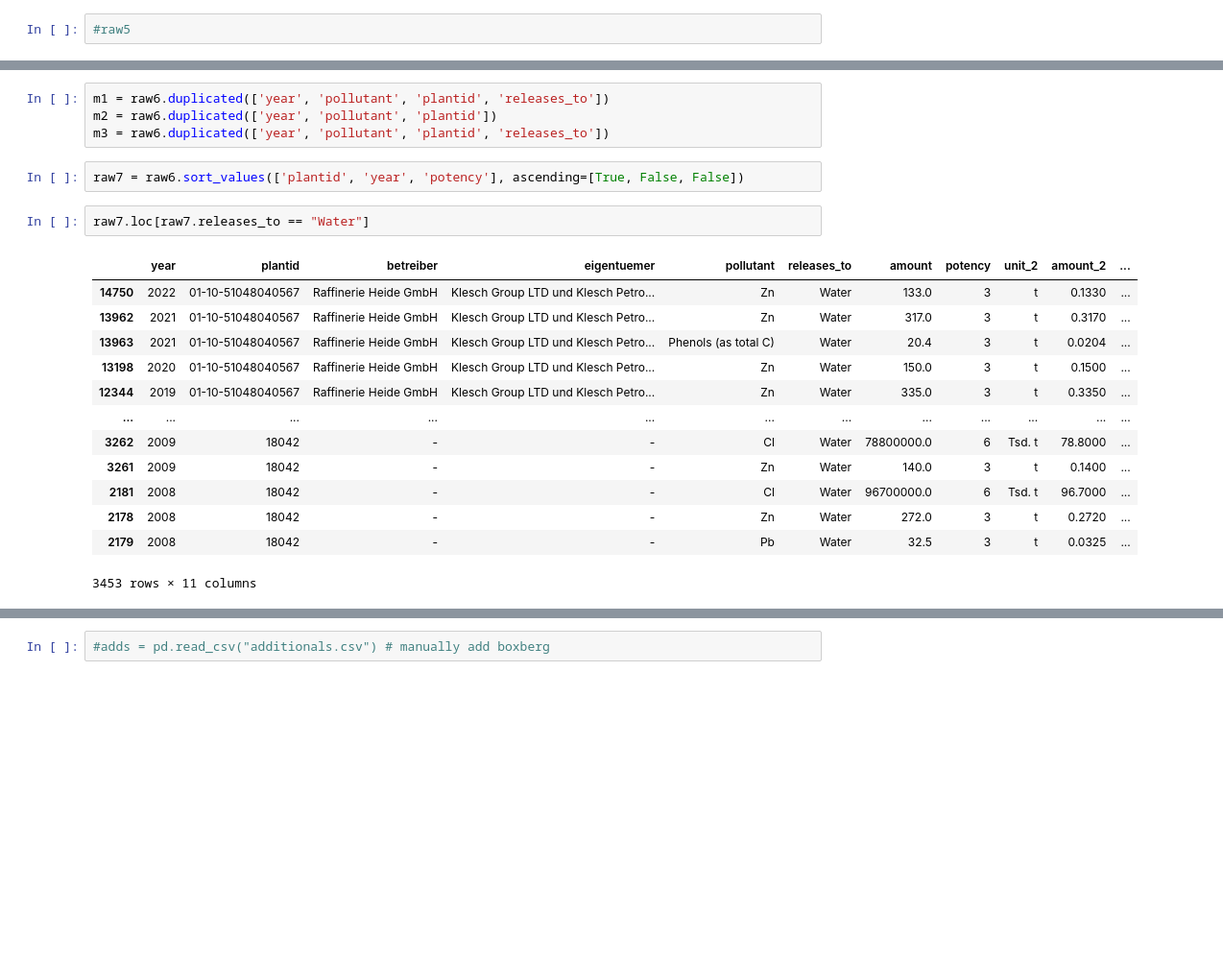
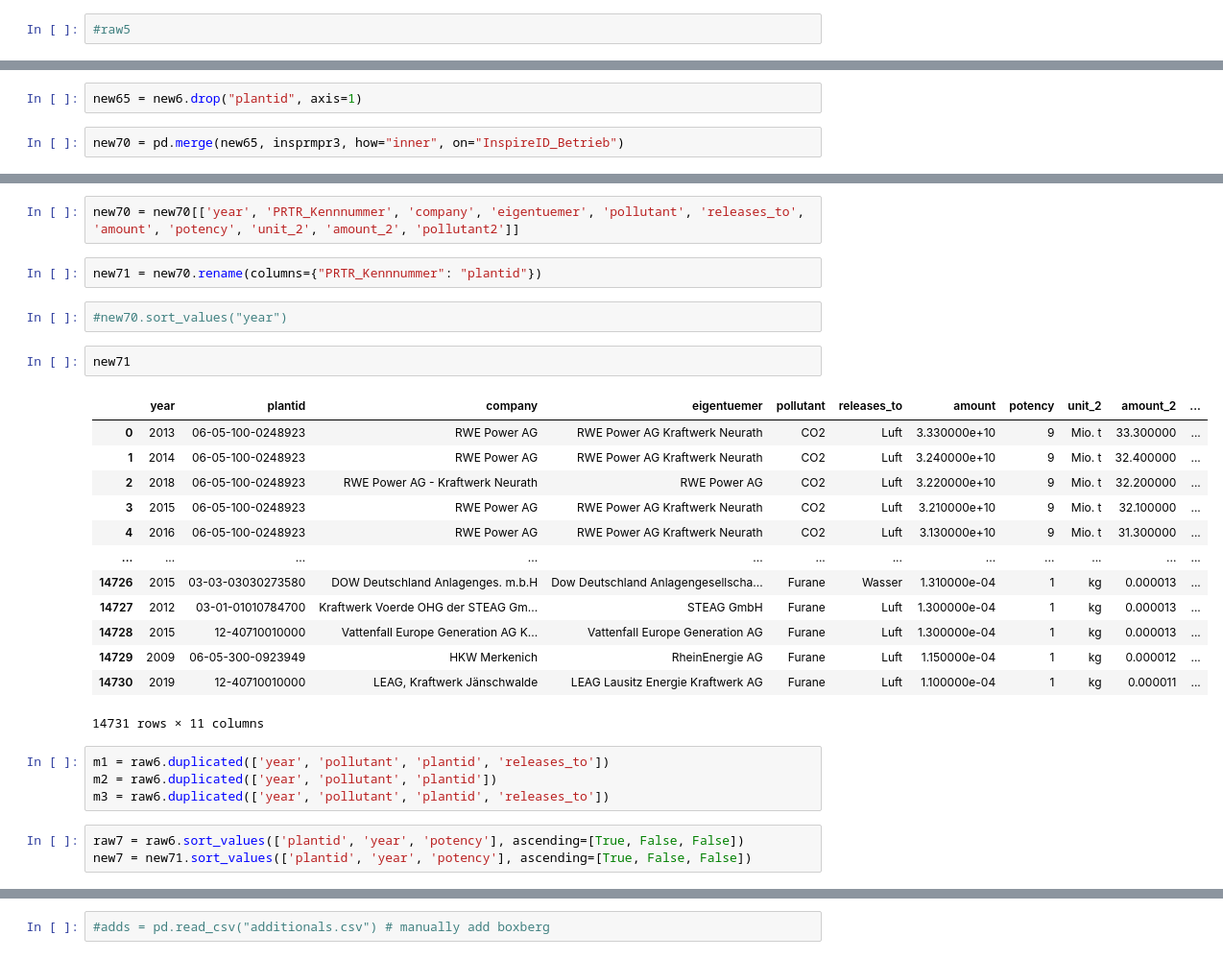
Before and after one commit to sidietz/plantwatch-data, a Jupyter notebook: pollution/pollution.ipynb, the cells around one changed output, grey strips where cells are left out. Shown at 96% size. Saved outputs shown, nothing was run; the diff lists cells and outputs as text; blank space fills up the shorter version.

```diff
--- a/pollution/pollution.ipynb
+++ b/pollution/pollution.ipynb
@@ -218,0 +306,4 @@ raw6
+# %%
+new65 = new6.drop("plantid", axis=1)
+# %%
+new70 = pd.merge(new65, insprmpr3, how="inner", on="InspireID_Betrieb")
@@ -219,22 +326,29 @@ raw6
+# %%
+new70 = new70[['year', 'PRTR_Kennnummer', 'company', 'eigentuemer', 'pollutant', 'releases_to', 'amount', 'potency', 'unit_2', 'amount_2', 'pollutant2']]
+# %%
+new71 = new70.rename(columns={"PRTR_Kennnummer": "plantid"})
+# %%
+#new70.sort_values("year")
+# %%
+new71
+# %% [output]
+|  | year | plantid | company | eigentuemer | pollutant | releases_to | amount | potency | unit_2 | amount_2 | ... |
+| 0 | 2013 | 06-05-100-0248923 | RWE Power AG | RWE Power AG Kraftwerk Neurath | CO2 | Luft | 3.330000e+10 | 9 | Mio. t | 33.300000 | ... |
+| 1 | 2014 | 06-05-100-0248923 | RWE Power AG | RWE Power AG Kraftwerk Neurath | CO2 | Luft | 3.240000e+10 | 9 | Mio. t | 32.400000 | ... |
+| 2 | 2018 | 06-05-100-0248923 | RWE Power AG - Kraftwerk Neurath | RWE Power AG | CO2 | Luft | 3.220000e+10 | 9 | Mio. t | 32.200000 | ... |
+| 3 | 2015 | 06-05-100-0248923 | RWE Power AG | RWE Power AG Kraftwerk Neurath | CO2 | Luft | 3.210000e+10 | 9 | Mio. t | 32.100000 | ... |
+| 4 | 2016 | 06-05-100-0248923 | RWE Power AG | RWE Power AG Kraftwerk Neurath | CO2 | Luft | 3.130000e+10 | 9 | Mio. t | 31.300000 | ... |
+| ... | ... | ... | ... | ... | ... | ... | ... | ... | ... | ... | ... |
+| 14726 | 2015 | 03-03-03030273580 | DOW Deutschland Anlagenges. m.b.H | Dow Deutschland Anlagengesellscha... | Furane | Wasser | 1.310000e-04 | 1 | kg | 0.000013 | ... |
+| 14727 | 2012 | 03-01-01010784700 | Kraftwerk Voerde OHG der STEAG Gm... | STEAG GmbH | Furane | Luft | 1.300000e-04 | 1 | kg | 0.000013 | ... |
+| 14728 | 2015 | 12-40710010000 | Vattenfall Europe Generation AG K... | Vattenfall Europe Generation AG | Furane | Luft | 1.300000e-04 | 1 | kg | 0.000013 | ... |
+| 14729 | 2009 | 06-05-300-0923949 | HKW Merkenich | RheinEnergie AG | Furane | Luft | 1.150000e-04 | 1 | kg | 0.000012 | ... |
+| 14730 | 2019 | 12-40710010000 | LEAG, Kraftwerk Jänschwalde | LEAG Lausitz Energie Kraftwerk AG | Furane | Luft | 1.100000e-04 | 1 | kg | 0.000011 | ... |
+14731 rows × 11 columns
 # %%
 m1 = raw6.duplicated(['year', 'pollutant', 'plantid', 'releases_to'])
 m2 = raw6.duplicated(['year', 'pollutant', 'plantid'])
 m3 = raw6.duplicated(['year', 'pollutant', 'plantid', 'releases_to'])
 # %%
 raw7 = raw6.sort_values(['plantid', 'year', 'potency'], ascending=[True, False, False])
+new7 = new71.sort_values(['plantid', 'year', 'potency'], ascending=[True, False, False])
-# %%
-raw7.loc[raw7.releases_to == "Water"]
-# %% [output]
-|  | year | plantid | betreiber | eigentuemer | pollutant | releases_to | amount | potency | unit_2 | amount_2 | ... |
-| 14750 | 2022 | 01-10-51048040567 | Raffinerie Heide GmbH | Klesch Group LTD und Klesch Petro... | Zn | Water | 133.0 | 3 | t | 0.1330 | ... |
-| 13962 | 2021 | 01-10-51048040567 | Raffinerie Heide GmbH | Klesch Group LTD und Klesch Petro... | Zn | Water | 317.0 | 3 | t | 0.3170 | ... |
-| 13963 | 2021 | 01-10-51048040567 | Raffinerie Heide GmbH | Klesch Group LTD und Klesch Petro... | Phenols (as total C) | Water | 20.4 | 3 | t | 0.0204 | ... |
-| 13198 | 2020 | 01-10-51048040567 | Raffinerie Heide GmbH | Klesch Group LTD und Klesch Petro... | Zn | Water | 150.0 | 3 | t | 0.1500 | ... |
-| 12344 | 2019 | 01-10-51048040567 | Raffinerie Heide GmbH | Klesch Group LTD und Klesch Petro... | Zn | Water | 335.0 | 3 | t | 0.3350 | ... |
-| ... | ... | ... | ... | ... | ... | ... | ... | ... | ... | ... | ... |
-| 3262 | 2009 | 18042 | - | - | Cl | Water | 78800000.0 | 6 | Tsd. t | 78.8000 | ... |
-| 3261 | 2009 | 18042 | - | - | Zn | Water | 140.0 | 3 | t | 0.1400 | ... |
-| 2181 | 2008 | 18042 | - | - | Cl | Water | 96700000.0 | 6 | Tsd. t | 96.7000 | ... |
-| 2178 | 2008 | 18042 | - | - | Zn | Water | 272.0 | 3 | t | 0.2720 | ... |
-| 2179 | 2008 | 18042 | - | - | Pb | Water | 32.5 | 3 | t | 0.0325 | ... |
-3453 rows × 11 columns
```
Also changed, not shown: parts of 47 cells of this notebook.
